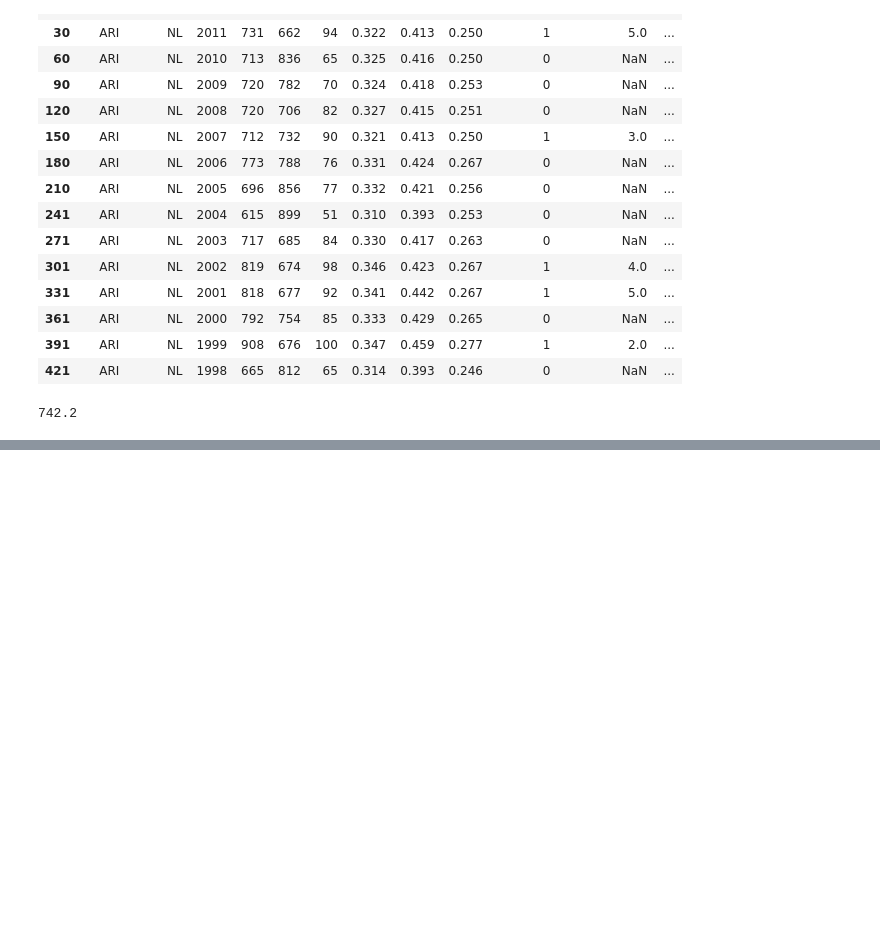
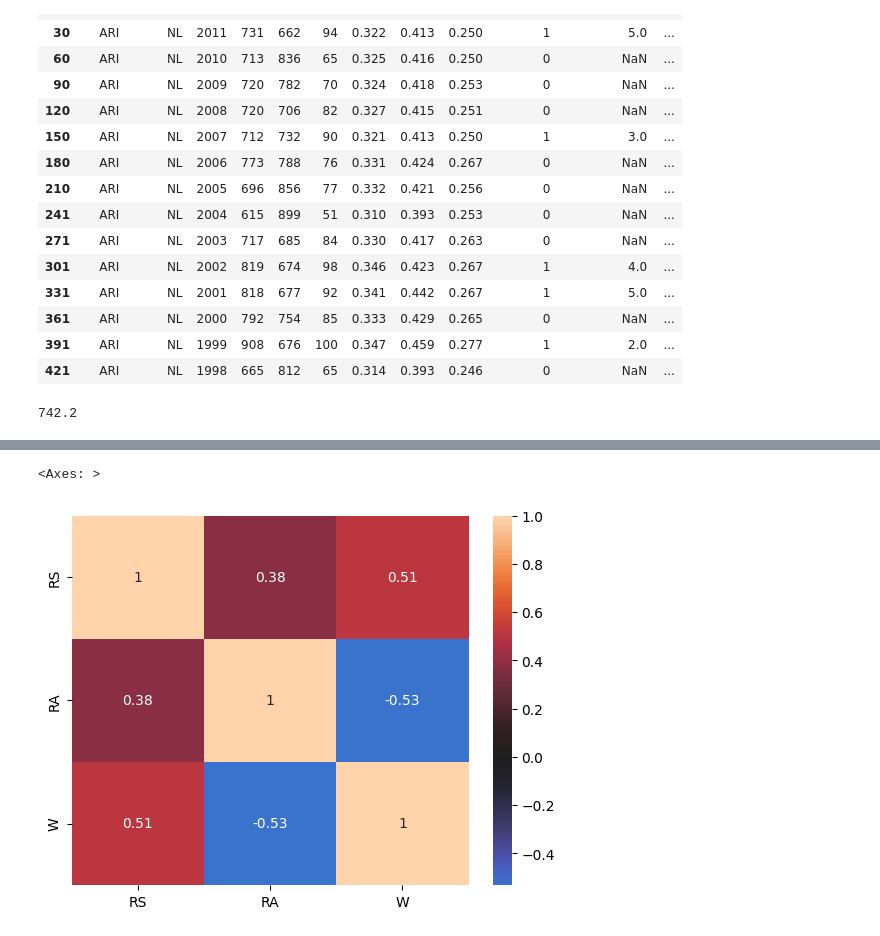
Before and after one commit to Nimira43/3D-Cube-Image-Gallery, a Jupyter notebook: Basic_Statistics.ipynb, the cells around one changed output, grey strips where cells are left out. Cells and saved outputs as stored; diff of their text form; code cells hidden in the pictures; blank space fills up the shorter version.

```diff
--- a/Basic_Statistics.ipynb
+++ b/Basic_Statistics.ipynb
@@ -62,0 +206,8 @@ df.loc[df.Team == 'ARI'].RS.mean()
+# %%
+sns.heatmap(data = df_correlation.corr(),
+            annot = True,
+            fmt = '.2g',
+            center = 0)
+# %% [output]
+<Axes: >
+[figure, added]
```
Also changed, not shown: parts of 27 cells of this notebook.
